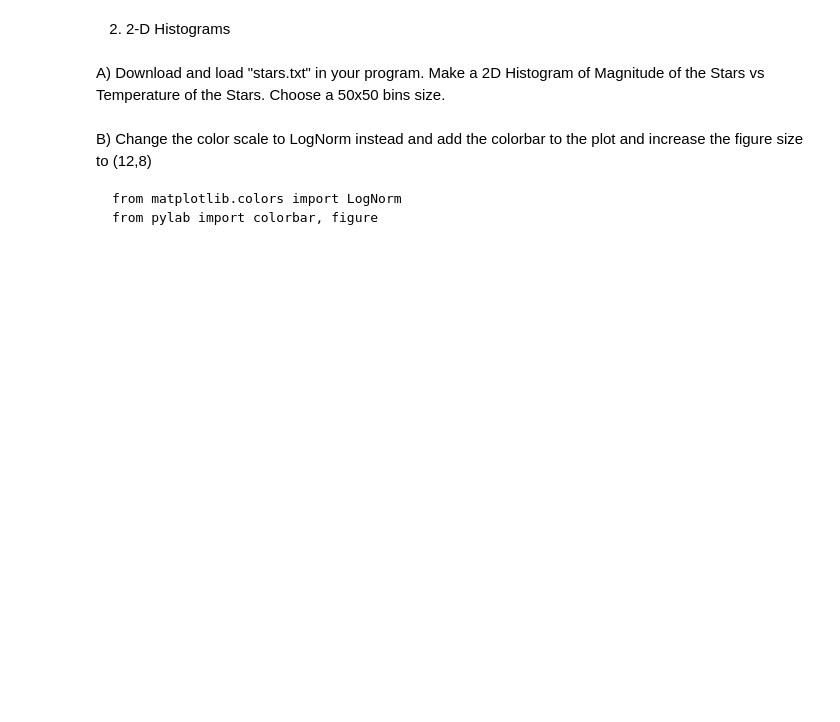
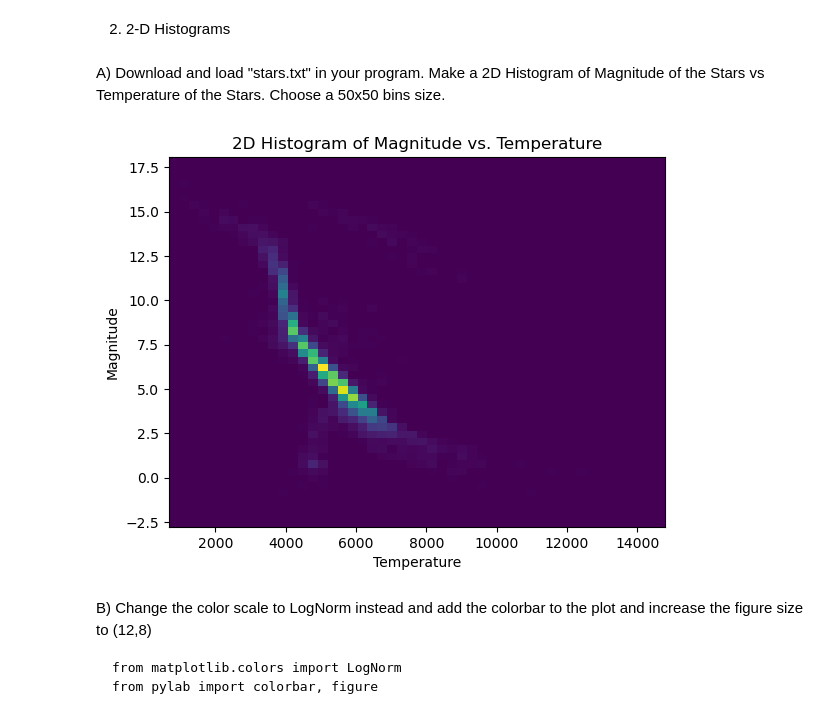
Before and after one commit to stefin0/cs4010, a Jupyter notebook: homework-4/StefinRacho-homework4.ipynb, the cells around one changed output. Cells and saved outputs as stored; diff of their text form; code cells hidden in the pictures; blank space fills up the shorter version.

```diff
--- a/homework-4/StefinRacho-homework4.ipynb
+++ b/homework-4/StefinRacho-homework4.ipynb
@@ -118,6 +122,20 @@ Midterm 4 - Calculated Mean: 69.60
 # %% [markdown]
 A) Download and load "stars.txt" in your program. Make a 2D Histogram of Magnitude
 of the Stars vs Temperature of the Stars. Choose a 50x50 bins size.
+# %%
+stars = np.loadtxt("stars.txt")
+
+temp = stars[:, 0]
+magnitude = stars[:, 1]
+
+plt.hist2d(temp, magnitude, bins=[50, 50])
+plt.title("2D Histogram of Magnitude vs. Temperature")
+plt.xlabel("Temperature")
+plt.ylabel("Magnitude")
+
+plt.show()
+# %% [output]
+[figure, added]
 # %% [markdown]
 B) Change the color scale to LogNorm instead and add the colorbar to the plot and
 increase the figure size to (12,8)
```
Also changed, not shown: parts of 6 cells of this notebook, 1 other file.
